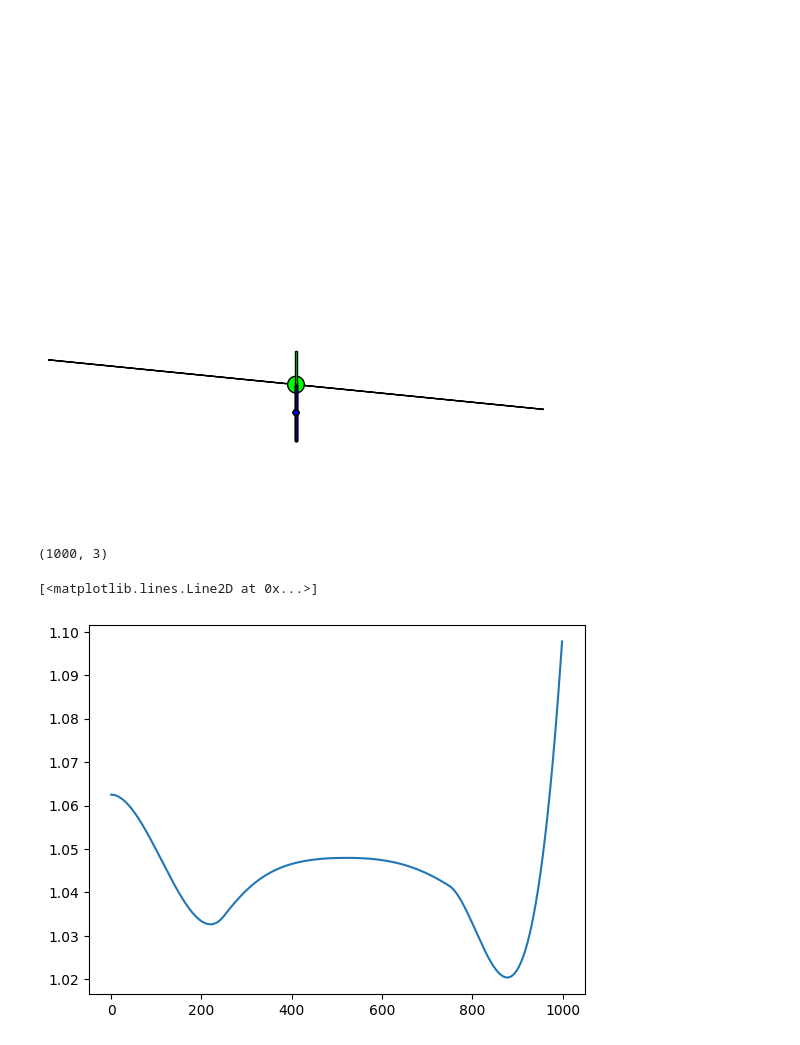
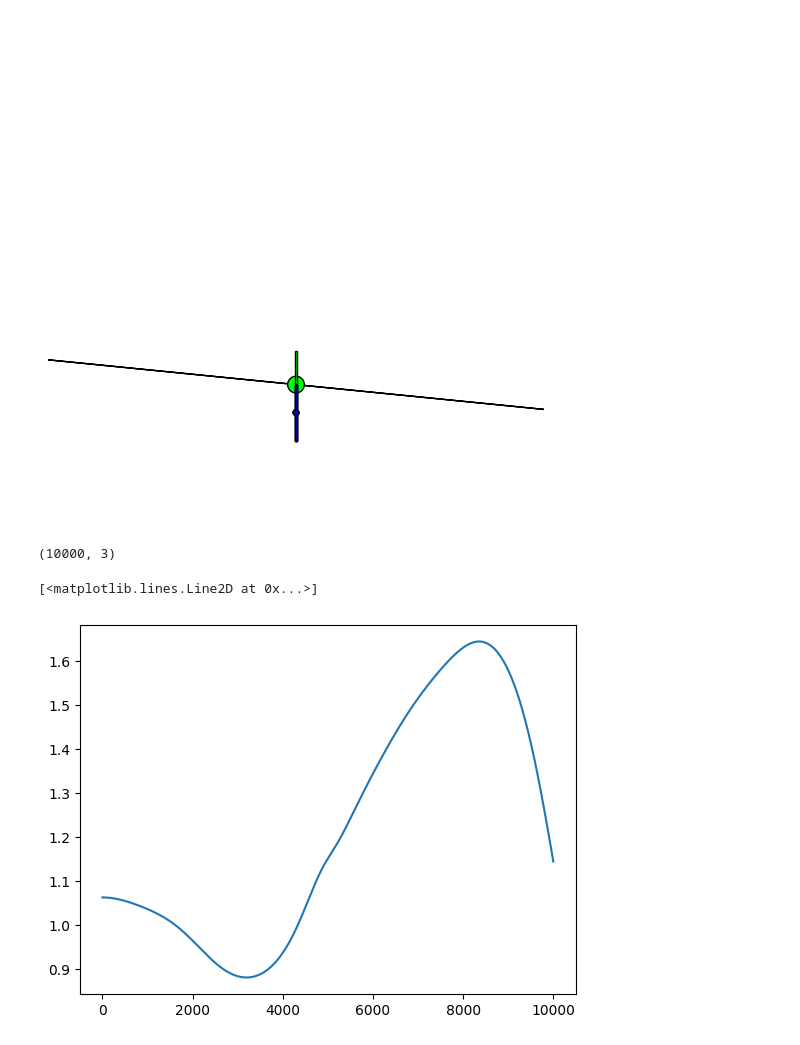
Before and after one commit to git-dhruv/Hop-Skip-and-Jump, a Jupyter notebook: src/pleaseJump.ipynb, the cells around one changed output. Cells and saved outputs as stored; diff of their text form; code cells hidden in the pictures.

Commit message:
EXP1: EXPLICIT DIRCOL

```diff
--- a/src/pleaseJump.ipynb
+++ b/src/pleaseJump.ipynb
@@ -9,7 +9,10 @@ from osc import *
 from pydrake.systems.planar_scenegraph_visualizer import (ConnectPlanarSceneGraphVisualizer)
 from pydrake.geometry import Box
 
+from contact_explicit_dircol import find_throwing_trajectory
+
 runstart = datetime.datetime.now().strftime('%Y-%m-%d_%H-%M-%S')
+print(runstart)
 file_name = None
 
 if not 'src' in os.getcwd():
@@ -70,7 +73,8 @@ plant.Finalize()
 n_q = plant.num_positions()
 n_v = plant.num_velocities()
 n_u = plant.num_actuators()
-x_traj, u_traj, prog,  x_sol, u_sol = dir_col(N, initial_state, jump_height, tf=tf, jumpheight_tol=5e-2)
+# x_traj, u_traj, prog,  x_sol, u_sol = dir_col(N, initial_state, jump_height, tf=tf, jumpheight_tol=5e-2)
+x_traj, u_traj, prog,  x_sol, u_sol = find_throwing_trajectory(N, initial_state, 1.3, tf=1, jumpheight_tol=5e-2)
 np.save(os.path.join(folders[-1], "x_sol.npy"),x_sol)
 np.save(os.path.join(folders[-1], "u_sol.npy"),u_sol)
 
@@ -128,34 +132,34 @@ diagram = builder.Build()
 # %%
 ### Real Time Simulation ###
 sim_time = tf+3
 simulator = Simulator(diagram)
 simulator.Initialize();
 plant_context = diagram.GetMutableSubsystemContext(plant, simulator.get_mutable_context())
 graph = (pydot.graph_from_dot_data(diagram.GetGraphvizString(max_depth=2))[0].create_svg())
 with open('graph.svg', 'wb') as f:
     f.write(graph)
 
-timesteps = np.linspace(0, tf, 1000)
+timesteps = np.linspace(0, tf, 10000)
 com_pos_list = []
 vel_list = []
 for t in timesteps:
   x = x_traj.vector_values([t])
   u = u_traj.vector_values([t])
   plant.SetPositionsAndVelocities(plant_context, x)
   com_pos = plant.CalcCenterOfMassPositionInWorld(plant_context).ravel()
   com_pos_list.append(com_pos)
 
 np.save('com.npy', np.array(com_pos_list))
 print(np.array(com_pos_list).shape)
 traj = np.array(com_pos_list)
 # plt.plot(traj[:,0])
 # plt.plot(traj[:,1])
 plt.plot(traj[:,2])
 # plt.plot(traj[:,3])
 # %% [output]
-(1000, 3)
+(10000, 3)
 [<matplotlib.lines.Line2D at 0x...>]
-[figure, old version]
+[figure, new version]
 # %%
 ### Go ###
 sim_time = tf+3
```
Also changed, not shown: parts of 4 cells of this notebook, 3 other files.
